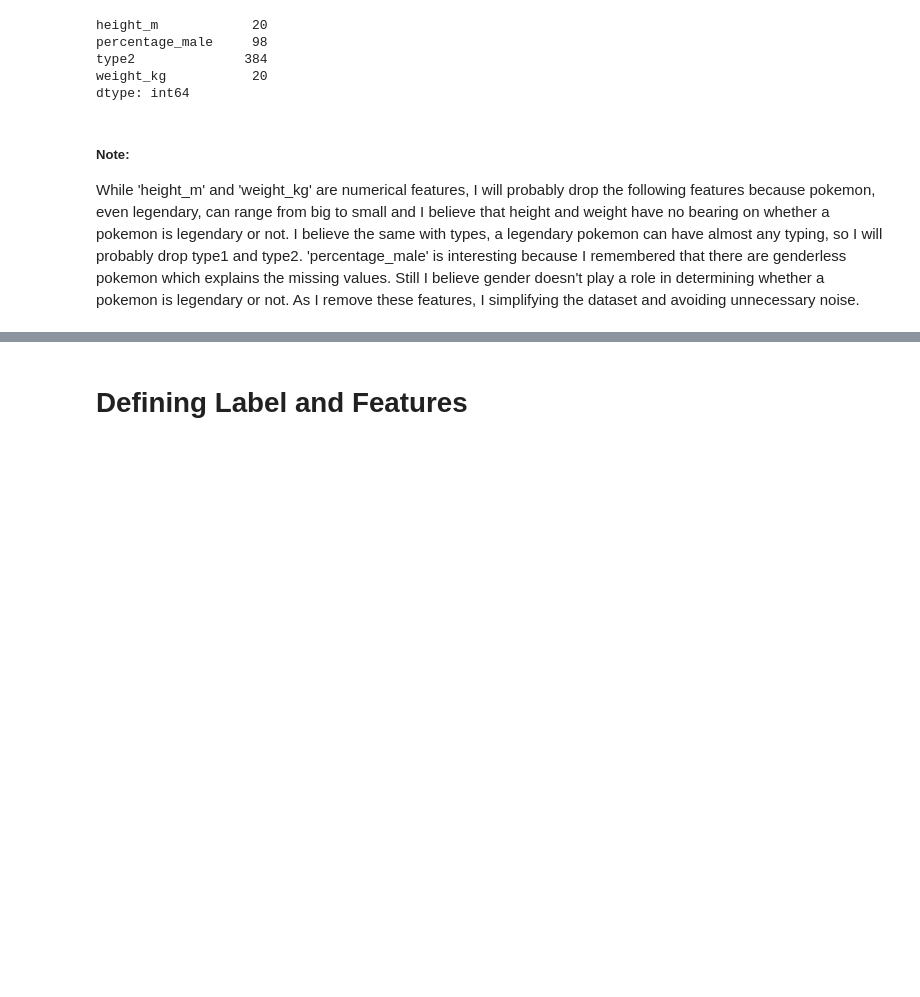
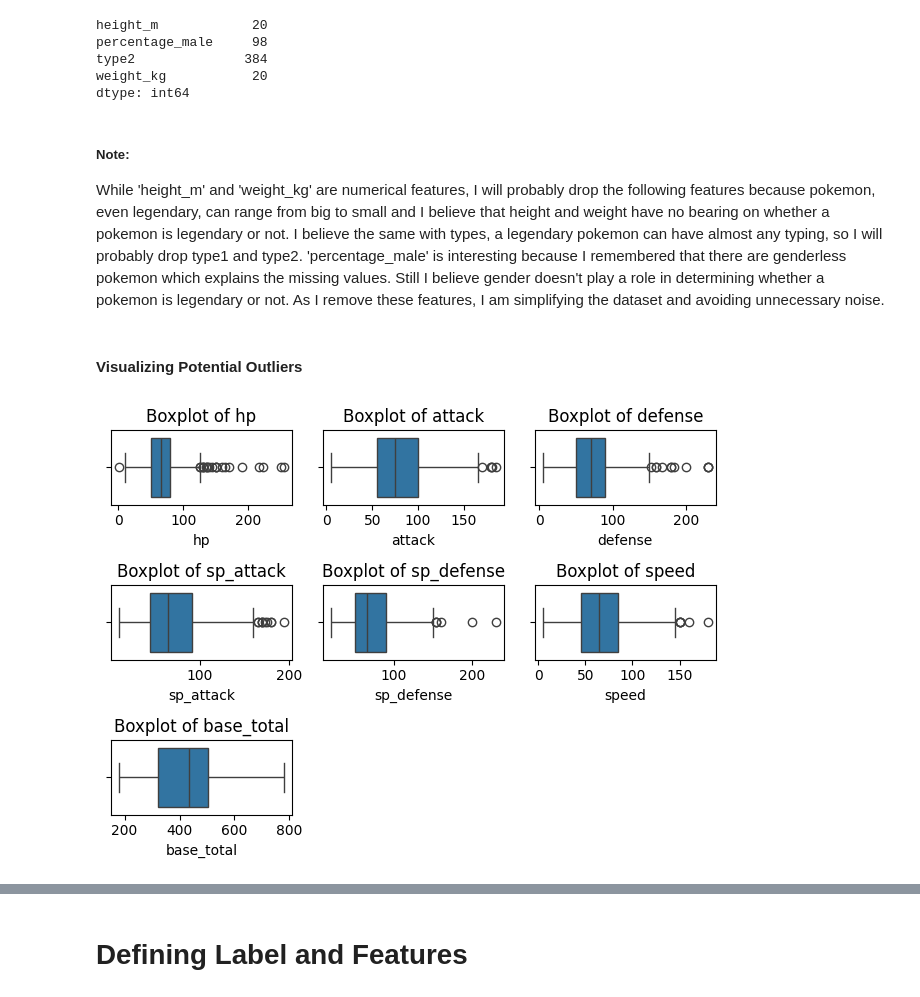
Before and after one commit to andresfigueroa282/Pokemon-Legendary-Classifier, a Jupyter notebook: Pokemon Portfolio Project/Pokemon Portfolio Project.ipynb, the cells around one changed output, grey strips where cells are left out. Cells and saved outputs as stored; diff of their text form; code cells hidden in the pictures; blank space fills up the shorter version.

```diff
--- a/Pokemon Portfolio Project/Pokemon Portfolio Project.ipynb
+++ b/Pokemon Portfolio Project/Pokemon Portfolio Project.ipynb
@@ -71,4 +96,18 @@ weight_kg           20
 dtype: int64
 # %% [markdown]
 ##### Note:
-While 'height_m' and 'weight_kg' are numerical features, I will probably drop the following features because pokemon, even legendary, can range from big to small and I believe that height and weight have no bearing on whether a pokemon is legendary or not. I believe the same with types, a legendary pokemon can have almost any typing, so I will probably drop type1 and type2. 'percentage_male' is interesting because I remembered that there are genderless pokemon which explains the missing values. Still I believe gender doesn't play a role in determining whether a pokemon is legendary or not. As I remove these features, I simplifying the dataset and avoiding unnecessary noise.
+While 'height_m' and 'weight_kg' are numerical features, I will probably drop the following features because pokemon, even legendary, can range from big to small and I believe that height and weight have no bearing on whether a pokemon is legendary or not. I believe the same with types, a legendary pokemon can have almost any typing, so I will probably drop type1 and type2. 'percentage_male' is interesting because I remembered that there are genderless pokemon which explains the missing values. Still I believe gender doesn't play a role in determining whether a pokemon is legendary or not. As I remove these features, I am simplifying the dataset and avoiding unnecessary noise.
+# %% [markdown]
+#### Visualizing Potential Outliers
+# %%
+outlier_features = ['hp', 'attack', 'defense', 'sp_attack', 'sp_defense', 'speed', 'base_total']
+
+for i, feature in enumerate(outlier_features, 1):
+    plt.subplot(3, 3, i)
+    sns.boxplot(x = df[feature])
+    plt.title(f'Boxplot of {feature}')
+
+plt.tight_layout()
+plt.show()
+# %% [output]
+[figure, added]
```
Also changed, not shown: parts of 17 cells of this notebook.
